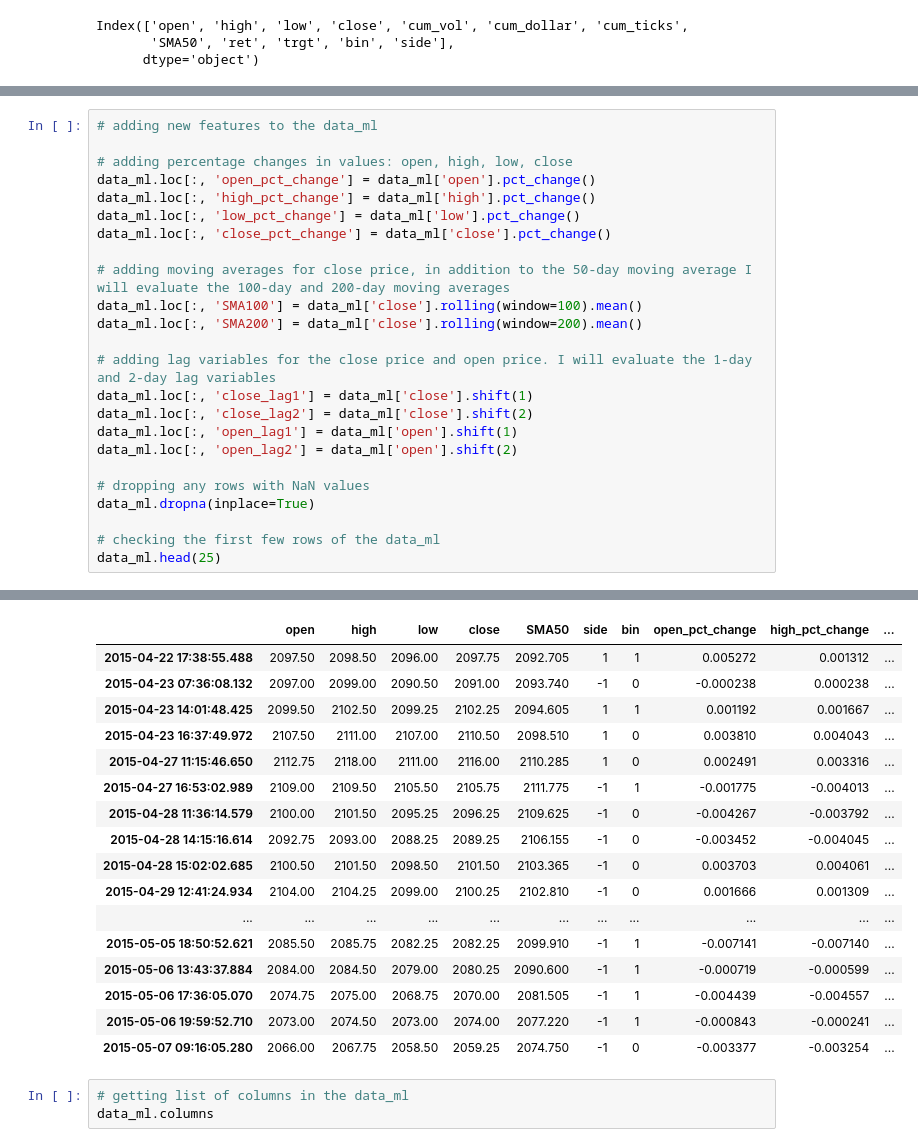
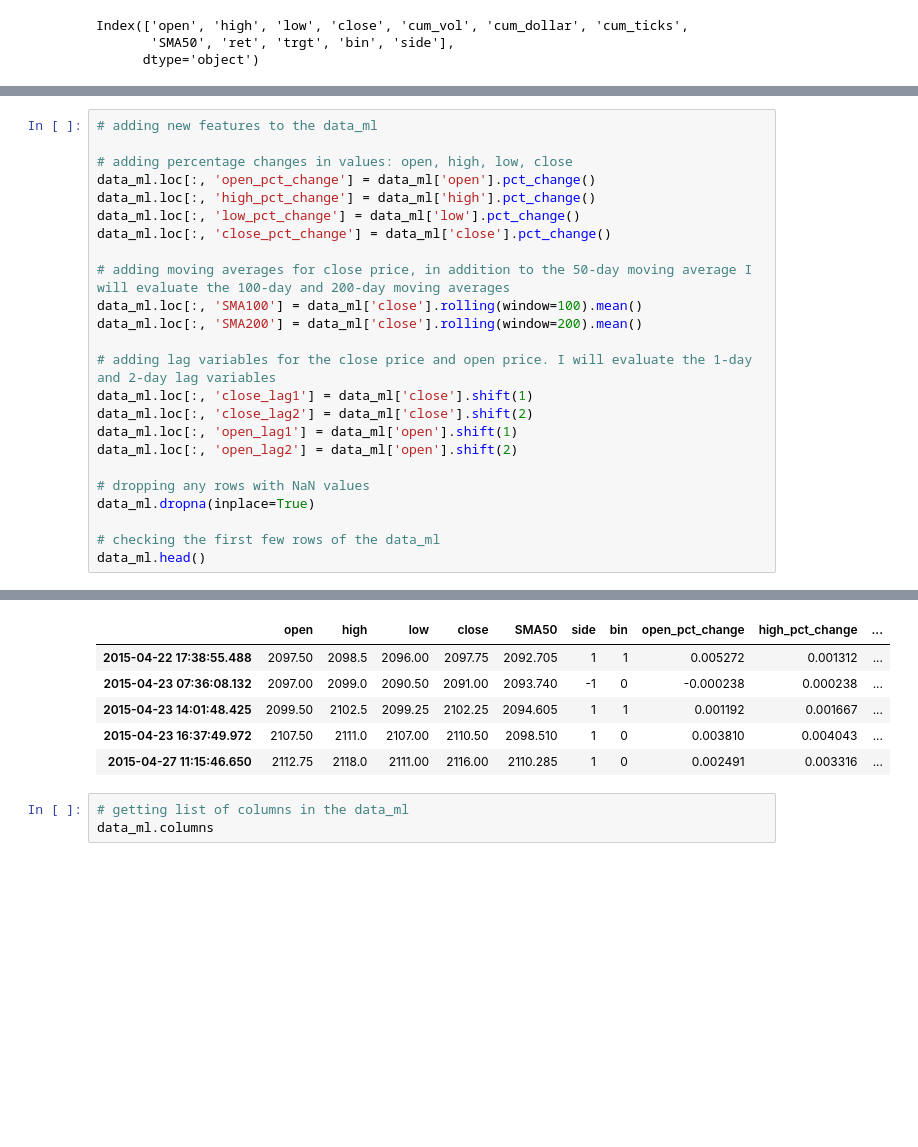
Before and after one commit to RazDwa1923/MFIN_Course, a Jupyter notebook: HW 2/HW 2 Notebook_v1.ipynb, the cells around one changed output, grey strips where cells are left out. Drawn from its saved outputs; the diff is of its cells as text; blank space fills up the shorter version.

```diff
--- a/HW 2/HW 2 Notebook_v1.ipynb
+++ b/HW 2/HW 2 Notebook_v1.ipynb
@@ -493,50 +374,39 @@ data_ml.loc[:, 'close_lag1'] = data_ml['close'].shift(1)
 data_ml.loc[:, 'close_lag2'] = data_ml['close'].shift(2)
 data_ml.loc[:, 'open_lag1'] = data_ml['open'].shift(1)
 data_ml.loc[:, 'open_lag2'] = data_ml['open'].shift(2)
 
 # dropping any rows with NaN values
 data_ml.dropna(inplace=True)
 
 # checking the first few rows of the data_ml
-data_ml.head(25)
+data_ml.head()
 # %% [output]
 A value is trying to be set on a copy of a slice from a DataFrame.
 Try using .loc[row_indexer,col_indexer] = value instead
 
 See the caveats in the documentation: https://pandas.pydata.org/pandas-docs/stable/user_guide/indexing.html#returning-a-view-versus-a-copy
   data_ml.loc[:, 'open_pct_change'] = data_ml['open'].pct_change()
 A value is trying to be set on a copy of a slice from a DataFrame.
 Try using .loc[row_indexer,col_indexer] = value instead
 
 See the caveats in the documentation: https://pandas.pydata.org/pandas-docs/stable/user_guide/indexing.html#returning-a-view-versus-a-copy
   data_ml.loc[:, 'high_pct_change'] = data_ml['high'].pct_change()
 A value is trying to be set on a copy of a slice from a DataFrame.
 Try using .loc[row_indexer,col_indexer] = value instead
 
 See the caveats in the documentation: https://pandas.pydata.org/pandas-docs/stable/user_guide/indexing.html#returning-a-view-versus-a-copy
   data_ml.loc[:, 'low_pct_change'] = data_ml['low'].pct_change()
 A value is trying to be set on a copy of a slice from a DataFrame.
 Try using .loc[row_indexer,col_indexer] = value instead
 
 See the caveats in the documentation: https://pandas.pydata.org/pandas-docs/stable/user_guide/indexing.html#returning-a-view-versus-a-copy
   data_ml.loc[:, 'close_pct_change'] = data_ml['close'].pct_change()
 |  | open | high | low | close | SMA50 | side | bin | open_pct_change | high_pct_change | ... |
-| 2015-04-22 17:38:55.488 | 2097.50 | 2098.50 | 2096.00 | 2097.75 | 2092.705 | 1 | 1 | 0.005272 | 0.001312 | ... |
-| 2015-04-23 07:36:08.132 | 2097.00 | 2099.00 | 2090.50 | 2091.00 | 2093.740 | -1 | 0 | -0.000238 | 0.000238 | ... |
-| 2015-04-23 14:01:48.425 | 2099.50 | 2102.50 | 2099.25 | 2102.25 | 2094.605 | 1 | 1 | 0.001192 | 0.001667 | ... |
-| 2015-04-23 16:37:49.972 | 2107.50 | 2111.00 | 2107.00 | 2110.50 | 2098.510 | 1 | 0 | 0.003810 | 0.004043 | ... |
-| 2015-04-27 11:15:46.650 | 2112.75 | 2118.00 | 2111.00 | 2116.00 | 2110.285 | 1 | 0 | 0.002491 | 0.003316 | ... |
-| 2015-04-27 16:53:02.989 | 2109.00 | 2109.50 | 2105.50 | 2105.75 | 2111.775 | -1 | 1 | -0.001775 | -0.004013 | ... |
-| 2015-04-28 11:36:14.579 | 2100.00 | 2101.50 | 2095.25 | 2096.25 | 2109.625 | -1 | 0 | -0.004267 | -0.003792 | ... |
-| 2015-04-28 14:15:16.614 | 2092.75 | 2093.00 | 2088.25 | 2089.25 | 2106.155 | -1 | 0 | -0.003452 | -0.004045 | ... |
-| 2015-04-28 15:02:02.685 | 2100.50 | 2101.50 | 2098.50 | 2101.50 | 2103.365 | -1 | 0 | 0.003703 | 0.004061 | ... |
-| 2015-04-29 12:41:24.934 | 2104.00 | 2104.25 | 2099.00 | 2100.25 | 2102.810 | -1 | 0 | 0.001666 | 0.001309 | ... |
-| ... | ... | ... | ... | ... | ... | ... | ... | ... | ... | ... |
-| 2015-05-05 18:50:52.621 | 2085.50 | 2085.75 | 2082.25 | 2082.25 | 2099.910 | -1 | 1 | -0.007141 | -0.007140 | ... |
-| 2015-05-06 13:43:37.884 | 2084.00 | 2084.50 | 2079.00 | 2080.25 | 2090.600 | -1 | 1 | -0.000719 | -0.000599 | ... |
-| 2015-05-06 17:36:05.070 | 2074.75 | 2075.00 | 2068.75 | 2070.00 | 2081.505 | -1 | 1 | -0.004439 | -0.004557 | ... |
-| 2015-05-06 19:59:52.710 | 2073.00 | 2074.50 | 2073.00 | 2074.00 | 2077.220 | -1 | 1 | -0.000843 | -0.000241 | ... |
-| 2015-05-07 09:16:05.280 | 2066.00 | 2067.75 | 2058.50 | 2059.25 | 2074.750 | -1 | 0 | -0.003377 | -0.003254 | ... |
+| 2015-04-22 17:38:55.488 | 2097.50 | 2098.5 | 2096.00 | 2097.75 | 2092.705 | 1 | 1 | 0.005272 | 0.001312 | ... |
+| 2015-04-23 07:36:08.132 | 2097.00 | 2099.0 | 2090.50 | 2091.00 | 2093.740 | -1 | 0 | -0.000238 | 0.000238 | ... |
+| 2015-04-23 14:01:48.425 | 2099.50 | 2102.5 | 2099.25 | 2102.25 | 2094.605 | 1 | 1 | 0.001192 | 0.001667 | ... |
+| 2015-04-23 16:37:49.972 | 2107.50 | 2111.0 | 2107.00 | 2110.50 | 2098.510 | 1 | 0 | 0.003810 | 0.004043 | ... |
+| 2015-04-27 11:15:46.650 | 2112.75 | 2118.0 | 2111.00 | 2116.00 | 2110.285 | 1 | 0 | 0.002491 | 0.003316 | ... |
 # %%
 # getting list of columns in the data_ml
 data_ml.columns
```
Also changed, not shown: parts of 14 cells of this notebook.
